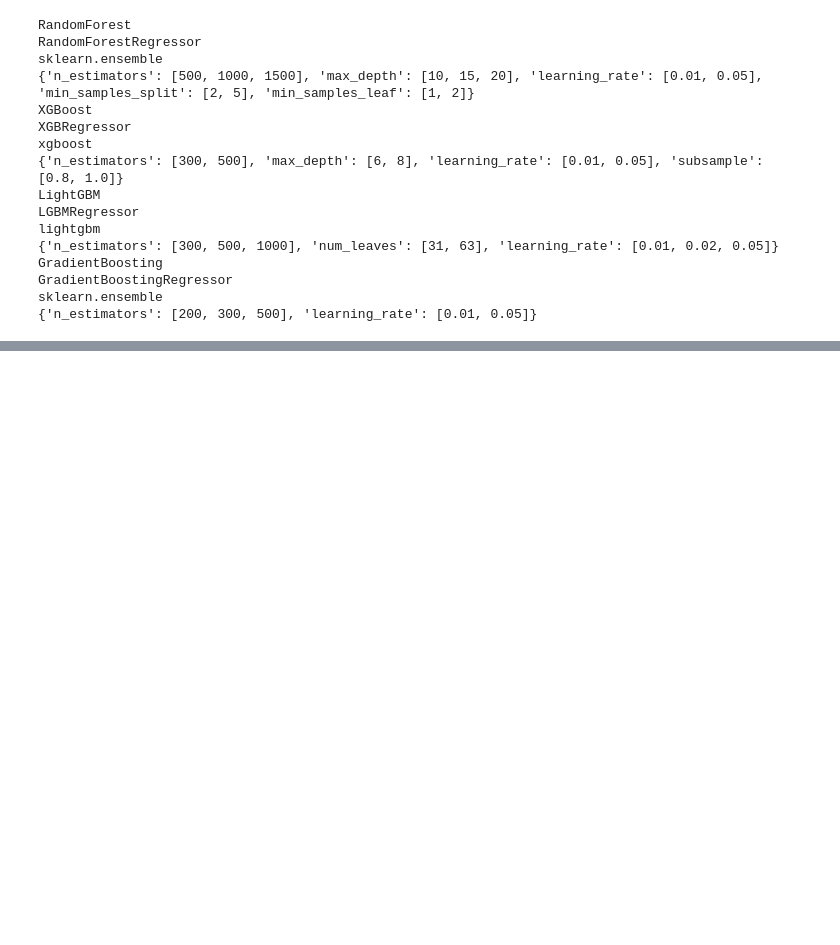
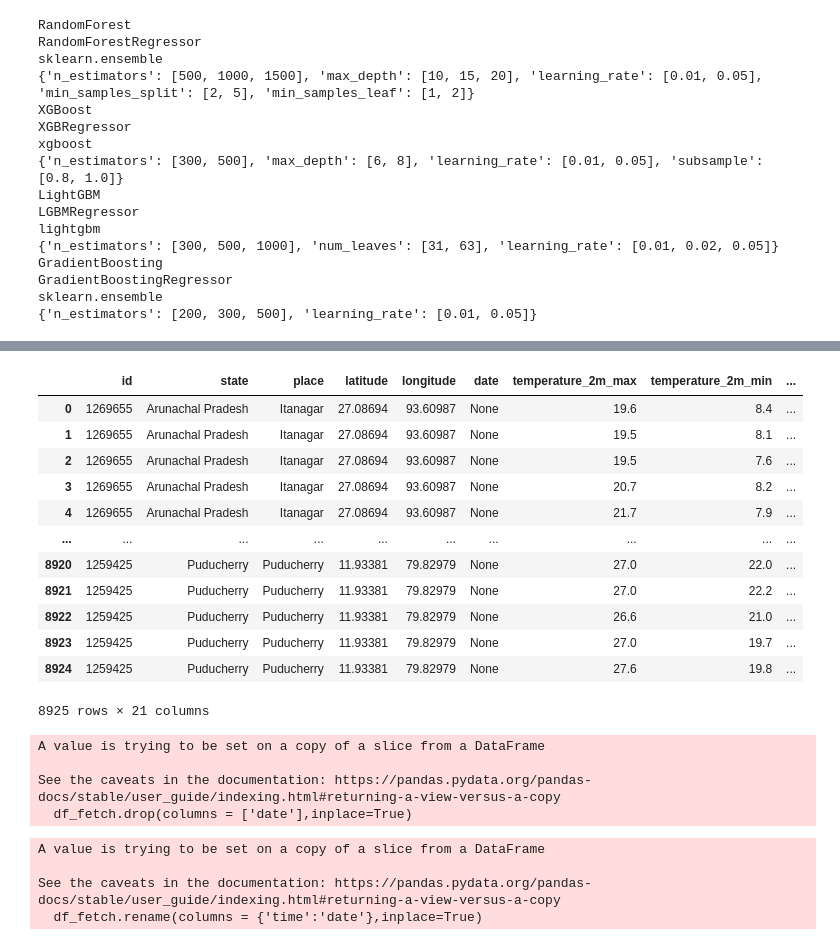
Before and after one commit to amrita09091999-prog/Short-term-PM2.5-prediction-model-MLOPS, a Jupyter notebook: notebook/demo.ipynb, the cells around one changed output, grey strips where cells are left out. Drawn from its saved outputs; the diff is of its cells as text; code cells hidden in the pictures; blank space fills up the shorter version.

Commit message:
prediction pipeline added

```diff
--- a/notebook/demo.ipynb
+++ b/notebook/demo.ipynb
@@ -108,0 +166,7 @@ with open("/Users/amritamandal/Desktop/Python/MLOPS/Short-term-PM2.5-prediction-
+# %%
+from sqlalchemy import create_engine
+import pandas as pd
+engine = create_engine(
+    "postgresql+psycopg2://postgres:1234@localhost:5432/postgres")
+# %%
+df_fetch = pd.read_sql_table("historical_weather_table_predictions", con=engine)
@@ -108,0 +185,16 @@ with open("/Users/amritamandal/Desktop/Python/MLOPS/Short-term-PM2.5-prediction-
+# %%
+df_fetch
+# %% [output]
+|  | id | state | place | latitude | longitude | date | temperature_2m_max | temperature_2m_min | ... |
+| 0 | 1269655 | Arunachal Pradesh | Itanagar | 27.08694 | 93.60987 | None | 19.6 | 8.4 | ... |
+| 1 | 1269655 | Arunachal Pradesh | Itanagar | 27.08694 | 93.60987 | None | 19.5 | 8.1 | ... |
+| 2 | 1269655 | Arunachal Pradesh | Itanagar | 27.08694 | 93.60987 | None | 19.5 | 7.6 | ... |
+| 3 | 1269655 | Arunachal Pradesh | Itanagar | 27.08694 | 93.60987 | None | 20.7 | 8.2 | ... |
+| 4 | 1269655 | Arunachal Pradesh | Itanagar | 27.08694 | 93.60987 | None | 21.7 | 7.9 | ... |
+| ... | ... | ... | ... | ... | ... | ... | ... | ... | ... |
+| 8920 | 1259425 | Puducherry | Puducherry | 11.93381 | 79.82979 | None | 27.0 | 22.0 | ... |
+| 8921 | 1259425 | Puducherry | Puducherry | 11.93381 | 79.82979 | None | 27.0 | 22.2 | ... |
+| 8922 | 1259425 | Puducherry | Puducherry | 11.93381 | 79.82979 | None | 26.6 | 21.0 | ... |
+| 8923 | 1259425 | Puducherry | Puducherry | 11.93381 | 79.82979 | None | 27.0 | 19.7 | ... |
+| 8924 | 1259425 | Puducherry | Puducherry | 11.93381 | 79.82979 | None | 27.6 | 19.8 | ... |
+8925 rows × 21 columns
@@ -108,0 +203,14 @@ with open("/Users/amritamandal/Desktop/Python/MLOPS/Short-term-PM2.5-prediction-
+# %%
+df_fetch.drop(columns = ['date'],inplace=True)
+# %% [output]
+A value is trying to be set on a copy of a slice from a DataFrame
+
+See the caveats in the documentation: https://pandas.pydata.org/pandas-docs/stable/user_guide/indexing.html#returning-a-view-versus-a-copy
+  df_fetch.drop(columns = ['date'],inplace=True)
+# %%
+df_fetch.rename(columns = {'time':'date'},inplace=True)
+# %% [output]
+A value is trying to be set on a copy of a slice from a DataFrame
+
+See the caveats in the documentation: https://pandas.pydata.org/pandas-docs/stable/user_guide/indexing.html#returning-a-view-versus-a-copy
+  df_fetch.rename(columns = {'time':'date'},inplace=True)
```
Also changed, not shown: parts of 15 cells of this notebook, 8 other files.
